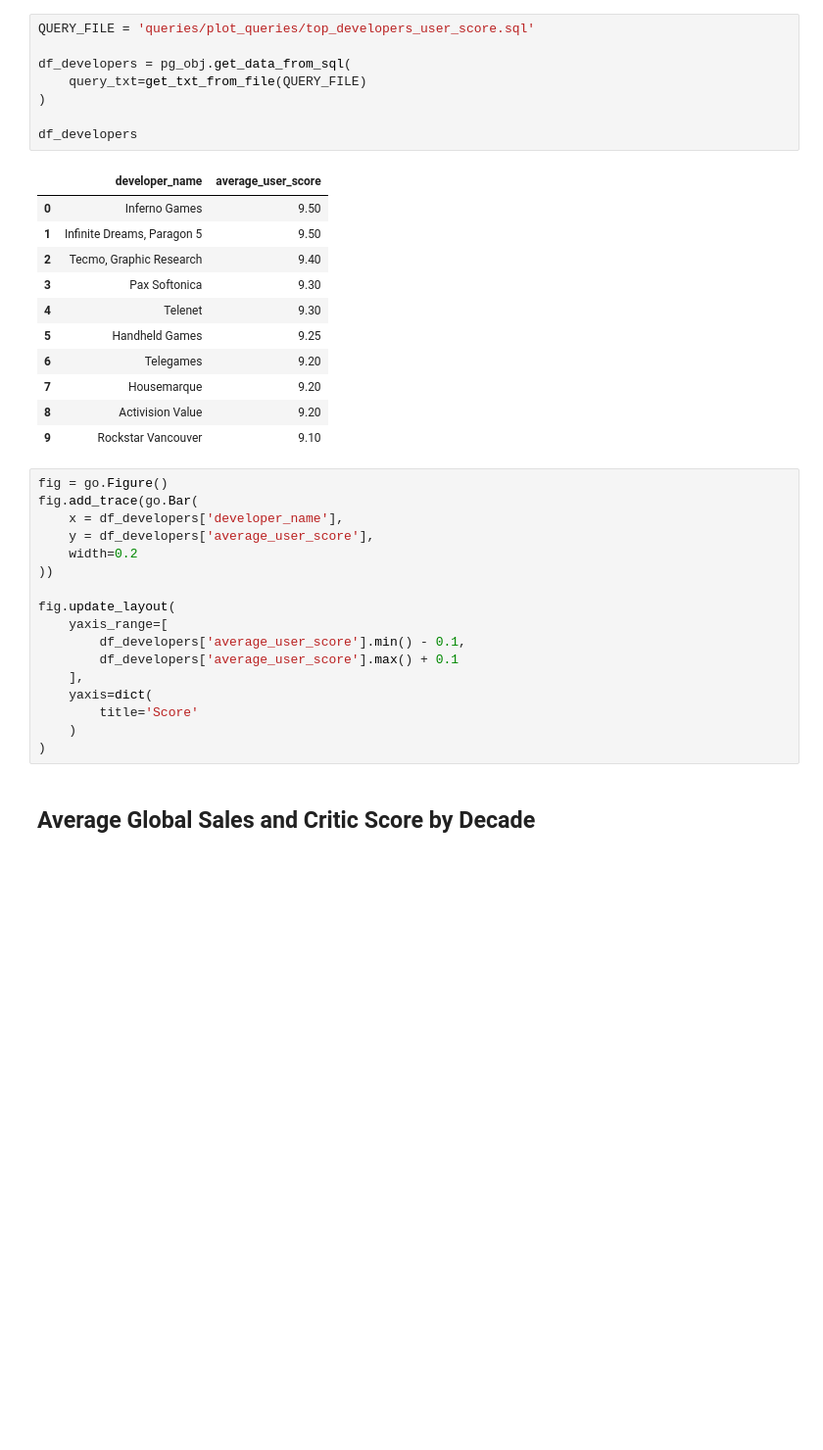
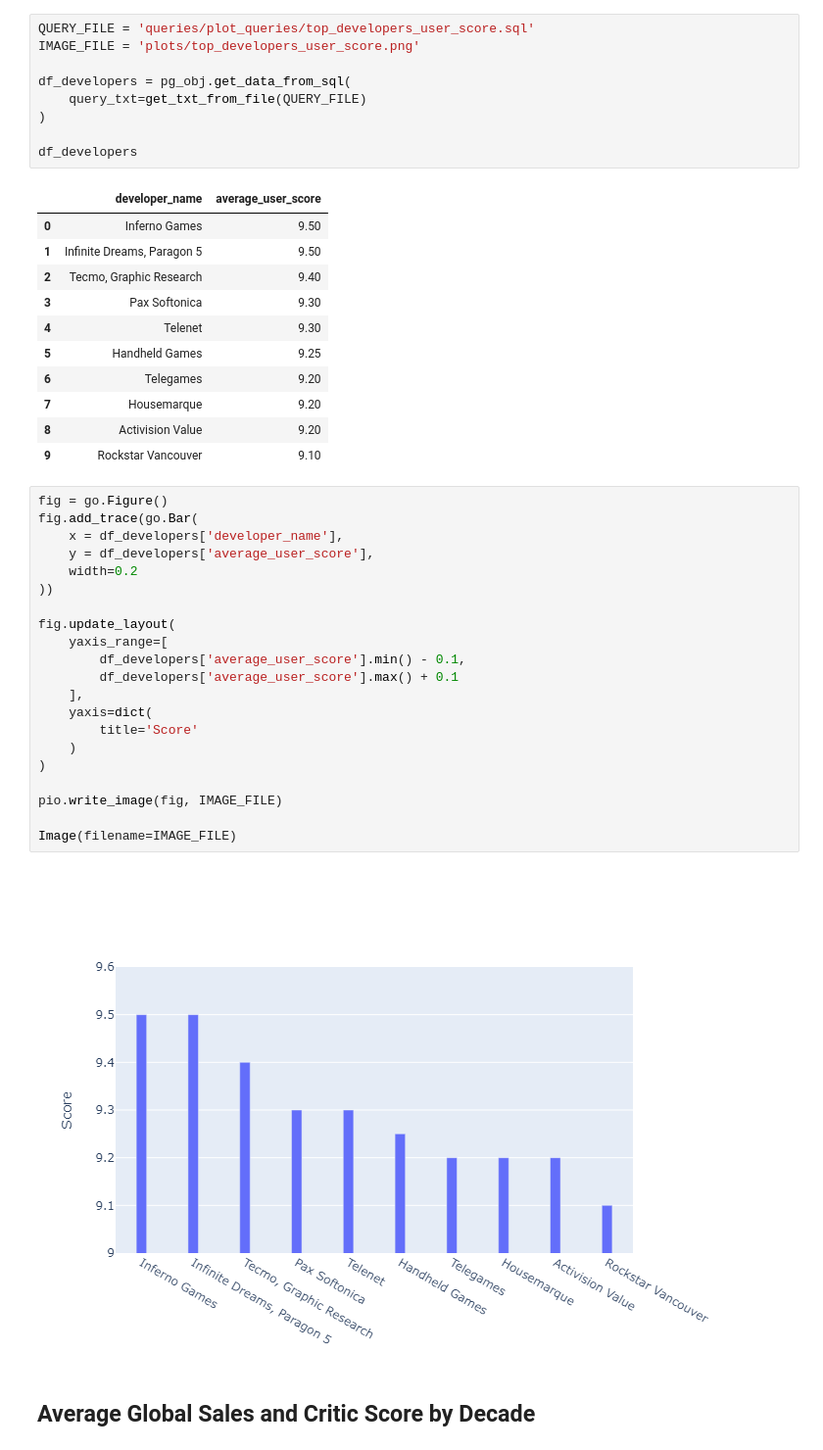
Before and after one commit to nsamardzic13/video-game-sales, a Jupyter notebook: sql_analysis.ipynb, the cells around one changed output. Shown: that part at 98% size. Drawn from its saved outputs; the diff is of its cells as text; blank space fills up the shorter version.

```diff
--- a/sql_analysis.ipynb
+++ b/sql_analysis.ipynb
@@ -37,6 +46,7 @@ fig.add_trace(go.Pie(
 ## Top 10 Developers Based on Users Score
 # %%
 QUERY_FILE = 'queries/plot_queries/top_developers_user_score.sql'
+IMAGE_FILE = 'plots/top_developers_user_score.png'
 
 df_developers = pg_obj.get_data_from_sql(
     query_txt=get_txt_from_file(QUERY_FILE)
@@ -58,20 +68,26 @@ df_developers
 # %%
 fig = go.Figure()
 fig.add_trace(go.Bar(
     x = df_developers['developer_name'],
     y = df_developers['average_user_score'],
     width=0.2
 ))
 
 fig.update_layout(
     yaxis_range=[
         df_developers['average_user_score'].min() - 0.1,
         df_developers['average_user_score'].max() + 0.1
     ],
     yaxis=dict(
         title='Score'
     )
 )
+
+pio.write_image(fig, IMAGE_FILE)
+
+Image(filename=IMAGE_FILE)
+# %% [output]
+[figure, added]
 # %% [markdown]
 ## Average Global Sales and Critic Score by Decade
 # %%
```
Also changed, not shown: parts of 5 cells of this notebook, 2 other files.
